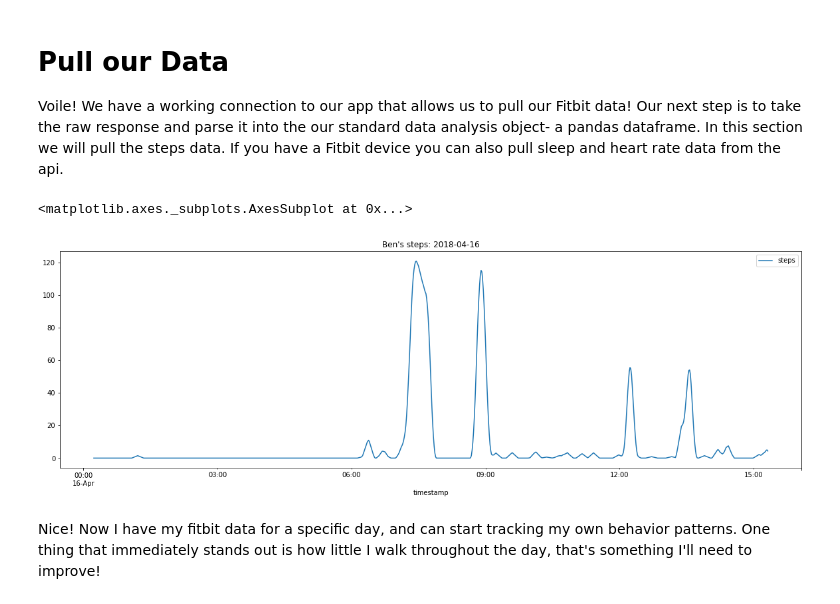
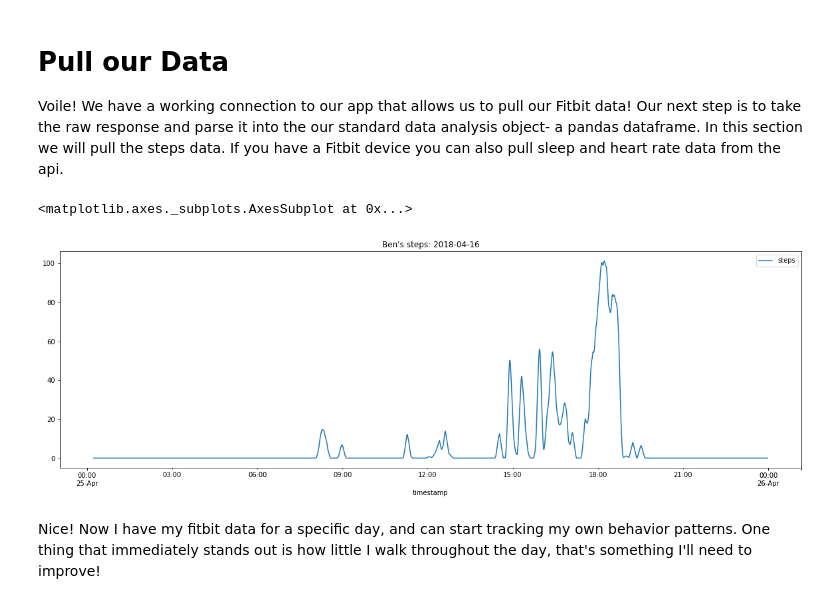
Before and after one commit to evidation-health/EvidationDataScienceModule, a Jupyter notebook: problem_sets/1-Fitbit-Feature-Engineering.ipynb, the cells around one changed output. Drawn from its saved outputs; the diff is of its cells as text; code cells hidden in the pictures.

Commit message:
feature engineering notebook and visualizations

```diff
--- a/problem_sets/1-Fitbit-Feature-Engineering.ipynb
+++ b/problem_sets/1-Fitbit-Feature-Engineering.ipynb
@@ -92,10 +92,10 @@ def pull_date_activity(connection, date_string, endpoint='activities/steps'):
     df.rename(columns={'value': act_type}, inplace=True)
     return df
 # %%
-pull_date_activity(auth2_client, '2018-04-16').rolling(window=15, win_type='triang').mean().plot(figsize=(20, 6), title="Ben's steps: 2018-04-16")
+pull_date_activity(auth2_client, '2018-04-25').rolling(window=15, win_type='triang').mean().plot(figsize=(20, 6), title="Ben's steps: 2018-04-16")
 # %% [output]
 <matplotlib.axes._subplots.AxesSubplot at 0x...>
-[figure, old version]
+[figure, new version]
 # %% [markdown]
 Nice! Now I have my fitbit data for a specific day, and can start tracking my own behavior patterns. One thing that immediately stands out is how little I walk throughout the day, that's something I'll need to improve!
 # %% [markdown]
```
Also changed, not shown: parts of 1 cell of this notebook, 5 other files.
